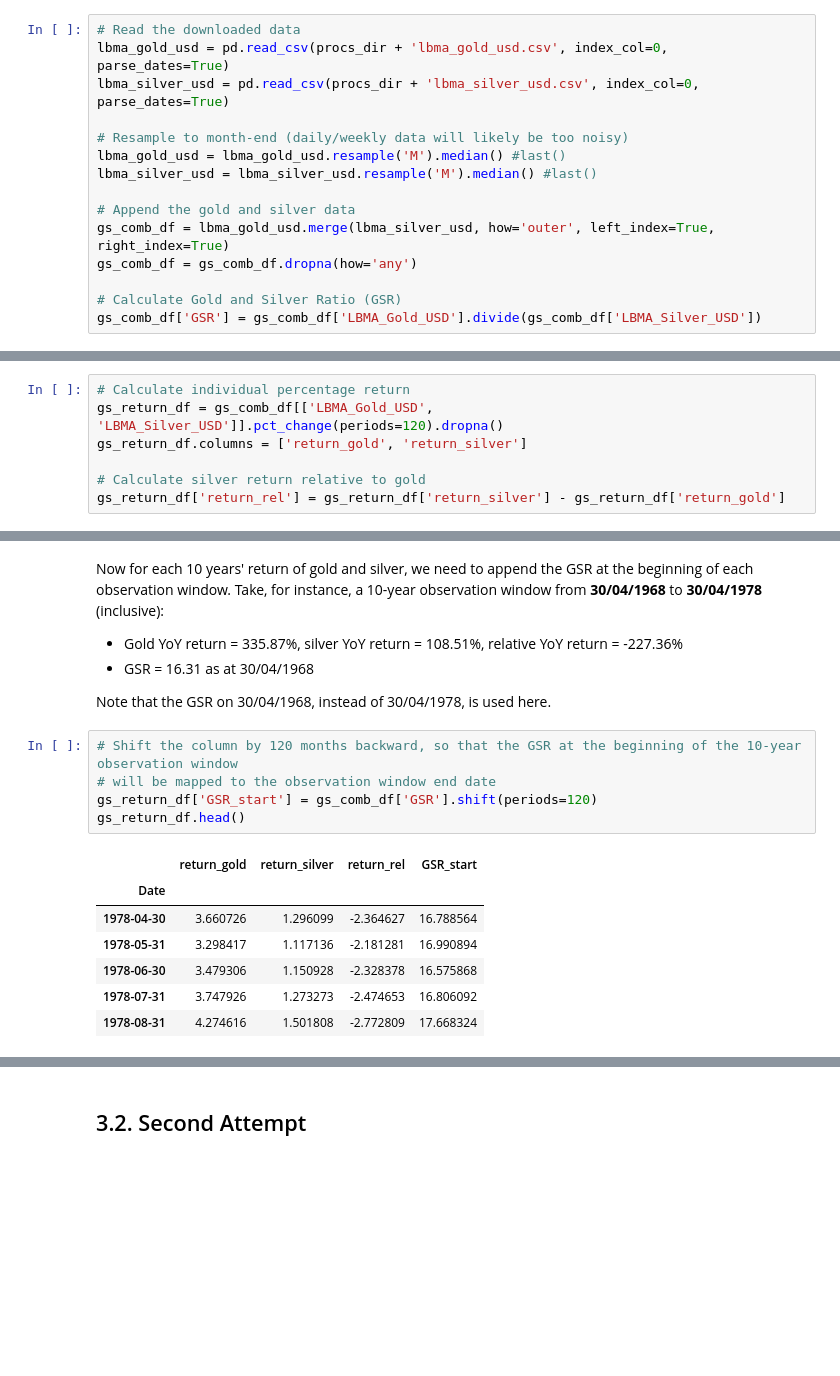
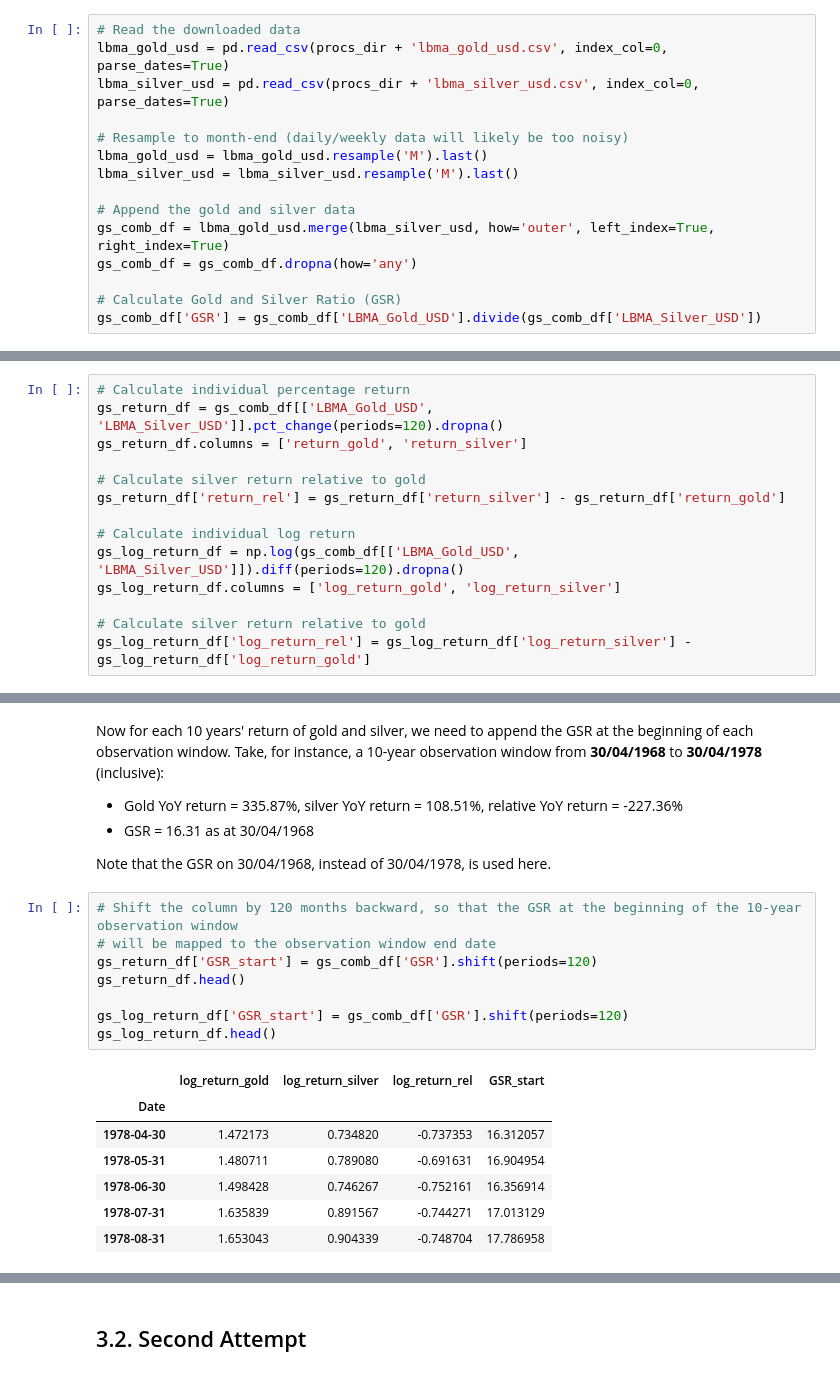
Before and after one commit to magnus-chen/investment-analysis, a Jupyter notebook: 02_Precious_Metal.ipynb, the cells around one changed output, grey strips where cells are left out. Cells and saved outputs as stored; diff of their text form; blank space fills up the shorter version.

Commit message:
Include log return comparison

```diff
--- a/02_Precious_Metal.ipynb
+++ b/02_Precious_Metal.ipynb
@@ -53,8 +56,8 @@ lbma_gold_usd = pd.read_csv(procs_dir + 'lbma_gold_usd.csv', index_col=0, parse_
 lbma_silver_usd = pd.read_csv(procs_dir + 'lbma_silver_usd.csv', index_col=0, parse_dates=True)
 
 # Resample to month-end (daily/weekly data will likely be too noisy)
-lbma_gold_usd = lbma_gold_usd.resample('M').median() #last()
-lbma_silver_usd = lbma_silver_usd.resample('M').median() #last()
+lbma_gold_usd = lbma_gold_usd.resample('M').last()
+lbma_silver_usd = lbma_silver_usd.resample('M').last()
 
 # Append the gold and silver data
 gs_comb_df = lbma_gold_usd.merge(lbma_silver_usd, how='outer', left_index=True, right_index=True)
@@ -89,5 +92,12 @@ gs_return_df.columns = ['return_gold', 'return_silver']
 
 # Calculate silver return relative to gold
 gs_return_df['return_rel'] = gs_return_df['return_silver'] - gs_return_df['return_gold']
+
+# Calculate individual log return
+gs_log_return_df = np.log(gs_comb_df[['LBMA_Gold_USD', 'LBMA_Silver_USD']]).diff(periods=120).dropna()
+gs_log_return_df.columns = ['log_return_gold', 'log_return_silver']
+
+# Calculate silver return relative to gold
+gs_log_return_df['log_return_rel'] = gs_log_return_df['log_return_silver'] - gs_log_return_df['log_return_gold']
 # %%
 gs_return_df.head()
@@ -108,16 +119,19 @@ Note that the GSR on 30/04/1968, instead of 30/04/1978, is used here.
 # %%
 # Shift the column by 120 months backward, so that the GSR at the beginning of the 10-year observation window
 # will be mapped to the observation window end date
 gs_return_df['GSR_start'] = gs_comb_df['GSR'].shift(periods=120)
 gs_return_df.head()
+
+gs_log_return_df['GSR_start'] = gs_comb_df['GSR'].shift(periods=120)
+gs_log_return_df.head()
 # %% [output]
-|  | return_gold | return_silver | return_rel | GSR_start |
+|  | log_return_gold | log_return_silver | log_return_rel | GSR_start |
 | Date |  |  |  |  |
-| 1978-04-30 | 3.660726 | 1.296099 | -2.364627 | 16.788564 |
-| 1978-05-31 | 3.298417 | 1.117136 | -2.181281 | 16.990894 |
-| 1978-06-30 | 3.479306 | 1.150928 | -2.328378 | 16.575868 |
-| 1978-07-31 | 3.747926 | 1.273273 | -2.474653 | 16.806092 |
-| 1978-08-31 | 4.274616 | 1.501808 | -2.772809 | 17.668324 |
+| 1978-04-30 | 1.472173 | 0.734820 | -0.737353 | 16.312057 |
+| 1978-05-31 | 1.480711 | 0.789080 | -0.691631 | 16.904954 |
+| 1978-06-30 | 1.498428 | 0.746267 | -0.752161 | 16.356914 |
+| 1978-07-31 | 1.635839 | 0.891567 | -0.744271 | 17.013129 |
+| 1978-08-31 | 1.653043 | 0.904339 | -0.748704 | 17.786958 |
 # %% [markdown]
 # 3. Perform Regression Analysis
 Our data is now prepared and handsome, so we may proceed with our actual analysis.
```
Also changed, not shown: parts of 21 cells of this notebook.
